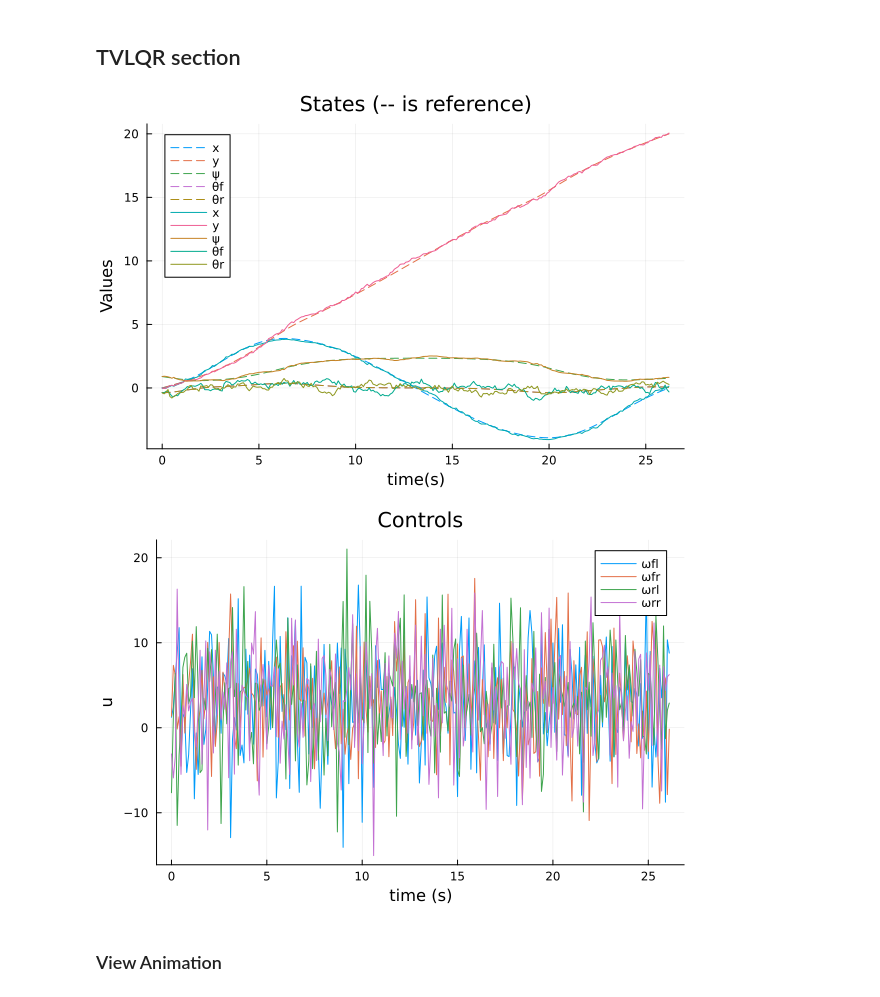
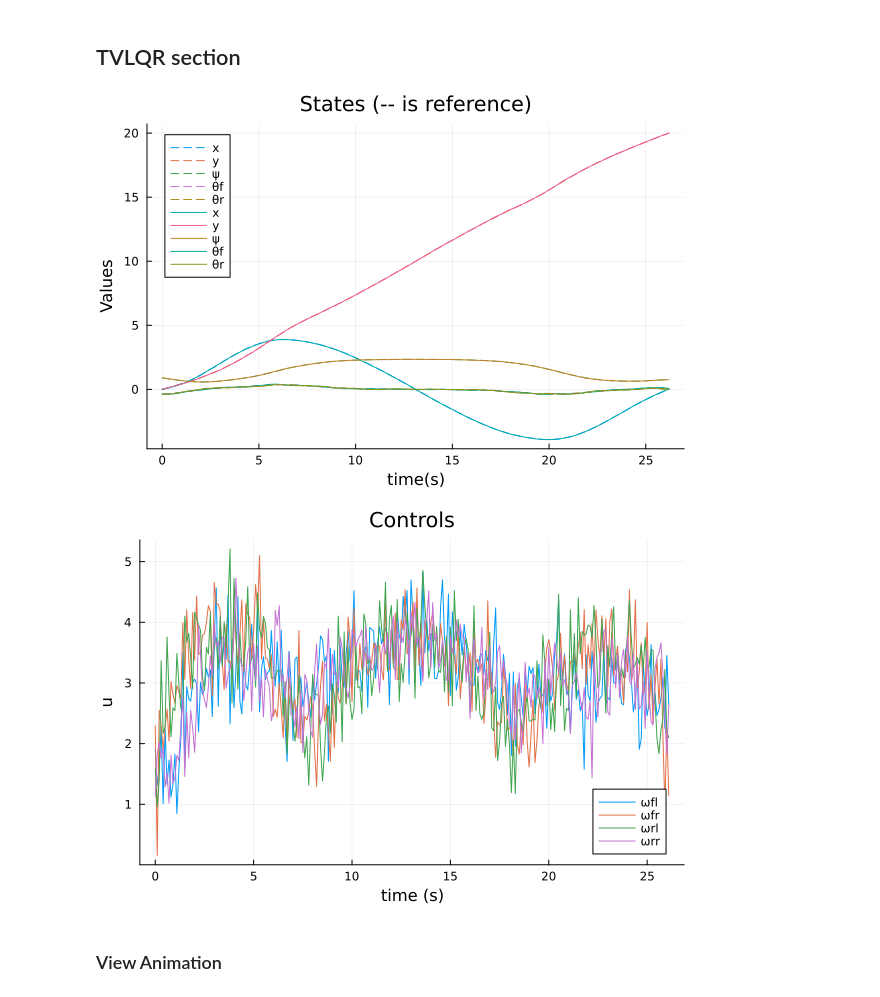
Before and after one commit to eholandcmu/zoe2_optimal_controller, a Jupyter notebook: julia/zoe_trajopt.ipynb, the cells around one changed output. Saved outputs shown, nothing was run; the diff lists cells and outputs as text; code cells hidden in the pictures.

```diff
--- a/julia/zoe_trajopt.ipynb
+++ b/julia/zoe_trajopt.ipynb
@@ -511,36 +515,36 @@ end
 
 ####
 for k=1:N-1
-    U[k] = -K[k]*(X[k]-X_dirc[k])+U_dirc[k] + 5*randn(nu)#+ .1*randn(nu) #
+    U[k] = -K[k]*(X[k]-X_dirc[k])+U_dirc[k] + 0.5*randn(nu)#+ .1*randn(nu) #
 
     X[k+1] = rk4(input_params, X[k], U[k], dt) #should simulate with noise
 
     # X[k+1] = X[k+1] + 0.1*randn(nx)
 end
 ####
 
 # ---------------tests and plots/animations---------------
 xn = X[N]
 # @test norm(xn)>0
 # @test 1e-6<norm(xn - X_dirc[end])<.2
 # @test abs(abs(rad2deg(xn[2])) - 180) < 5 # within 5 degrees
 
 Xm = hcat(X...)
 X_dircm = hcat(X_dirc...)
 
 Um = hcat(U...)
 plot(t_vec, X_dircm', ls=:dash, label = ["x" "y" "ψ" "θf" "θr" ])
 display(plot!(t_vec,Xm',title = "States (-- is reference)",
                 xlabel = "time(s)", ylabel = "Values",
                 label = ["x" "y" "ψ" "θf" "θr" ]))#,lc = [:red :green :blue :black]))
 
 display(plot(t_vec[1:end-1],Um',label = ["ωfl" "ωfr" "ωrl" "ωrr"], xlabel = "time (s)", ylabel = "u",title = "Controls"))
 # animation stuff
 # display(animate_cartpole(X, dt))
 # ---------------tests and plots/animations---------------
 # %% [output]
-[figure, old version]
+[figure, new version]
-[figure, old version]
+[figure, new version]
 # %% [markdown]
 ### View Animation
 # %%
```
Also changed, not shown: parts of 8 cells of this notebook, 7 other files.
